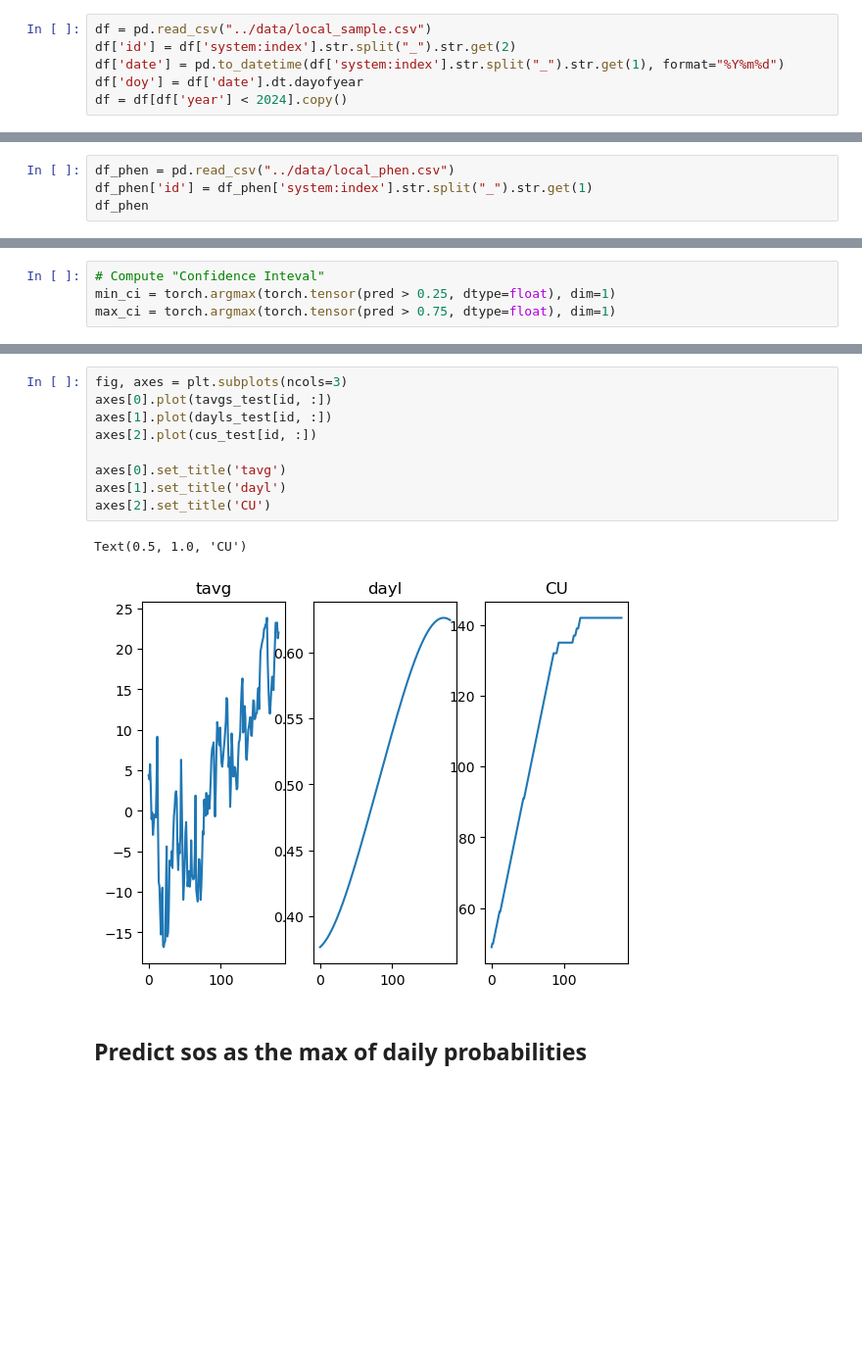
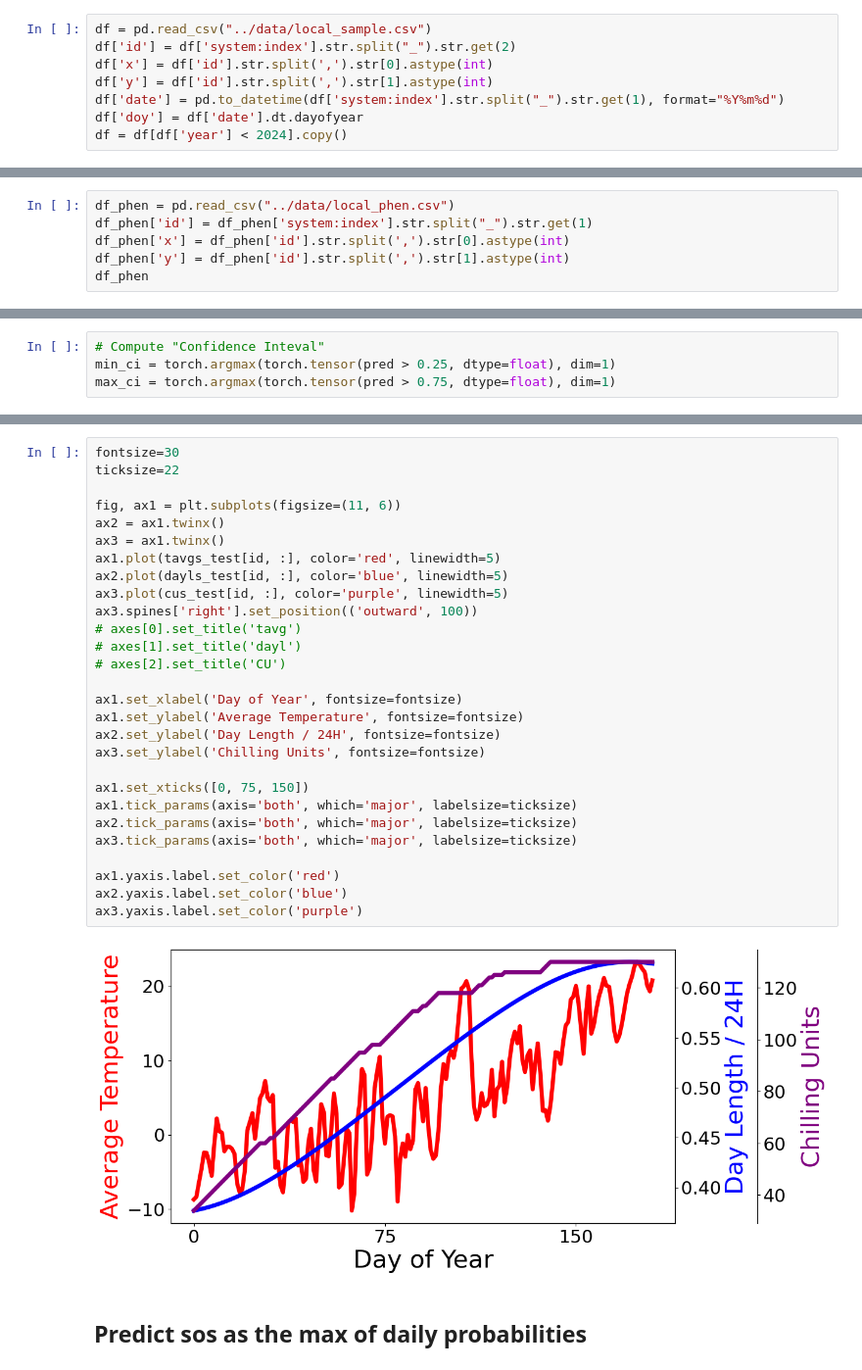
Before and after one commit to camjay99/SpongyMothIPM, a Jupyter notebook: notebooks/pheno_model_comp.ipynb, the cells around one changed output, grey strips where cells are left out. Shown at 98% size. Drawn from its saved outputs; the diff is of its cells as text; blank space fills up the shorter version.

```diff
--- a/notebooks/pheno_model_comp.ipynb
+++ b/notebooks/pheno_model_comp.ipynb
@@ -86,6 +86,8 @@ tensor([2.8831, 2.8731, 2.8730, 2.8730, 2.8730], dtype=torch.float64,
 # %%
 df = pd.read_csv("../data/local_sample.csv")
 df['id'] = df['system:index'].str.split("_").str.get(2)
+df['x'] = df['id'].str.split(',').str[0].astype(int)
+df['y'] = df['id'].str.split(',').str[1].astype(int)
 df['date'] = pd.to_datetime(df['system:index'].str.split("_").str.get(1), format="%Y%m%d")
 df['doy'] = df['date'].dt.dayofyear
 df = df[df['year'] < 2024].copy()
@@ -101,5 +103,7 @@ df.head()
 # %%
 df_phen = pd.read_csv("../data/local_phen.csv")
 df_phen['id'] = df_phen['system:index'].str.split("_").str.get(1)
+df_phen['x'] = df_phen['id'].str.split(',').str[0].astype(int)
+df_phen['y'] = df_phen['id'].str.split(',').str[1].astype(int)
 df_phen
 # %% [output]
@@ -412,15 +464,33 @@ print(min_ci[id].item(), max_ci[id].item())
 # %%
-fig, axes = plt.subplots(ncols=3)
-axes[0].plot(tavgs_test[id, :])
-axes[1].plot(dayls_test[id, :])
-axes[2].plot(cus_test[id, :])
+fontsize=30
+ticksize=22
 
-axes[0].set_title('tavg')
-axes[1].set_title('dayl')
-axes[2].set_title('CU')
+fig, ax1 = plt.subplots(figsize=(11, 6))
+ax2 = ax1.twinx()
+ax3 = ax1.twinx()
+ax1.plot(tavgs_test[id, :], color='red', linewidth=5)
+ax2.plot(dayls_test[id, :], color='blue', linewidth=5)
+ax3.plot(cus_test[id, :], color='purple', linewidth=5)
+ax3.spines['right'].set_position(('outward', 100))
+# axes[0].set_title('tavg')
+# axes[1].set_title('dayl')
+# axes[2].set_title('CU')
+
+ax1.set_xlabel('Day of Year', fontsize=fontsize)
+ax1.set_ylabel('Average Temperature', fontsize=fontsize)
+ax2.set_ylabel('Day Length / 24H', fontsize=fontsize)
+ax3.set_ylabel('Chilling Units', fontsize=fontsize)
+
+ax1.set_xticks([0, 75, 150])
+ax1.tick_params(axis='both', which='major', labelsize=ticksize)
+ax2.tick_params(axis='both', which='major', labelsize=ticksize)
+ax3.tick_params(axis='both', which='major', labelsize=ticksize)
+
+ax1.yaxis.label.set_color('red')
+ax2.yaxis.label.set_color('blue')
+ax3.yaxis.label.set_color('purple')
 # %% [output]
-Text(0.5, 1.0, 'CU')
-[figure, old version]
+[figure, new version]
 # %% [markdown]
 ## Predict sos as the max of daily probabilities
 # %%
```
Also changed, not shown: parts of 21 cells of this notebook, 7 other files.
